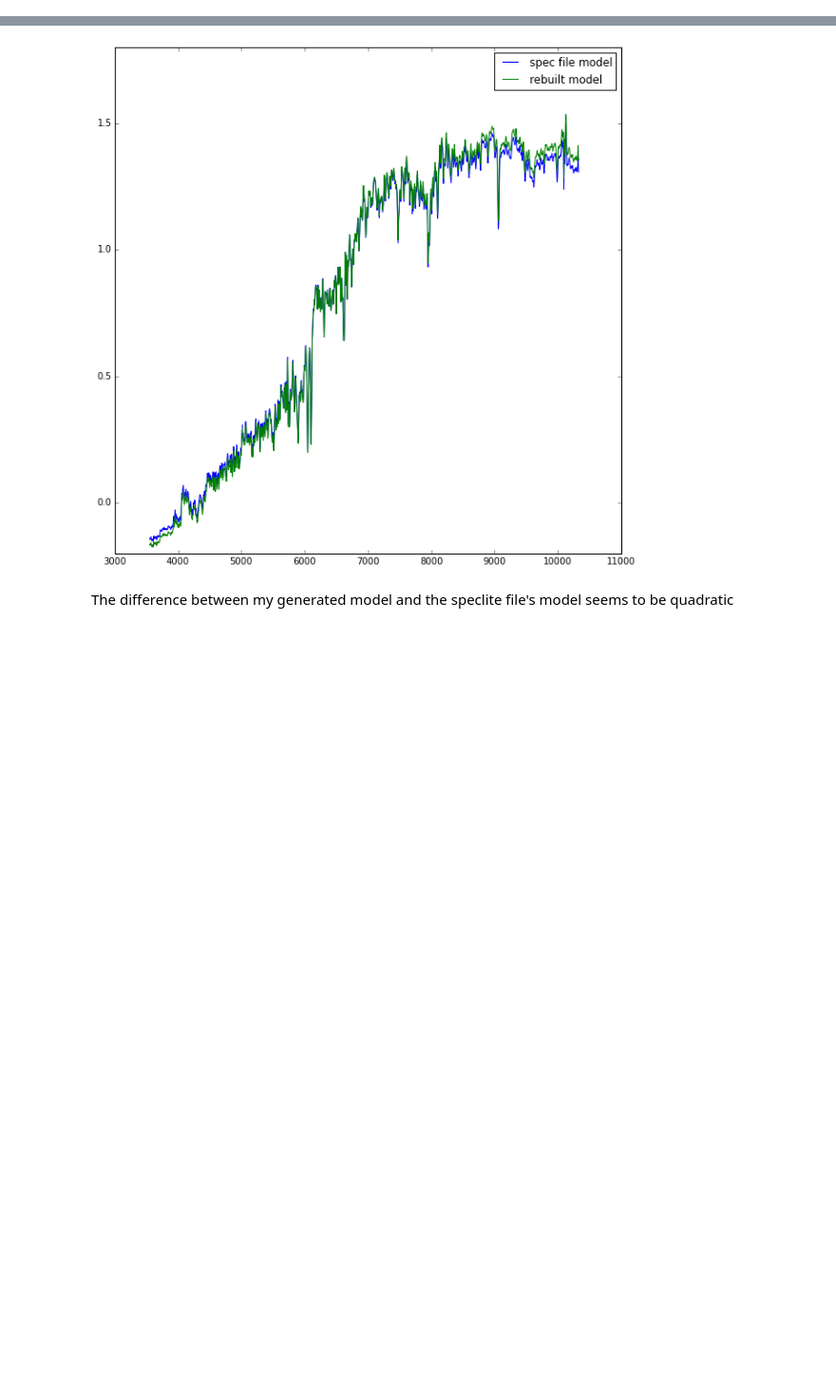
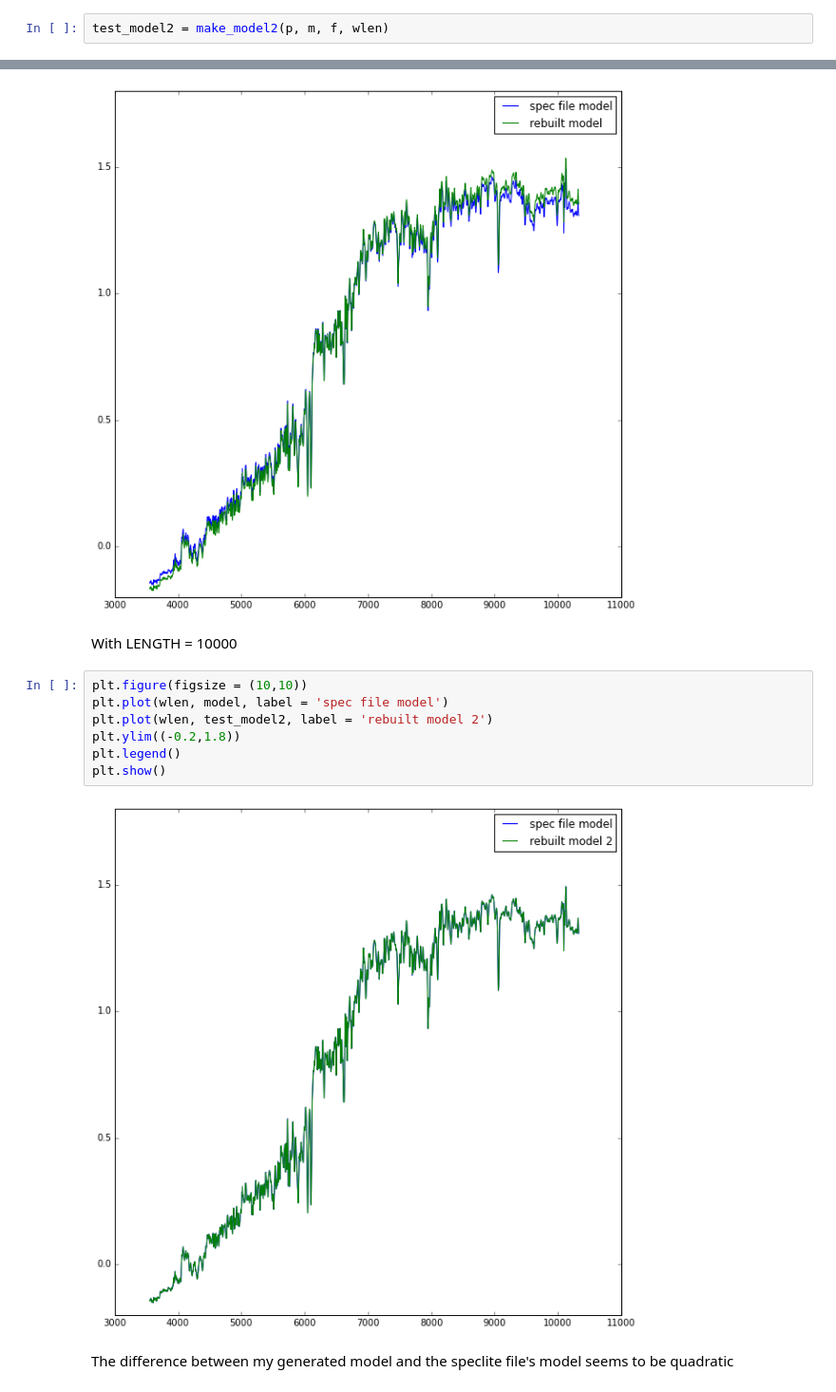
Before and after one commit to kgage/bossghost, a Jupyter notebook: ModelFlux.ipynb, the cells around one changed output, grey strips where cells are left out. Shown at 95% size. Cells and saved outputs as stored; diff of their text form; blank space fills up the shorter version.

```diff
--- a/ModelFlux.ipynb
+++ b/ModelFlux.ipynb
@@ -81,6 +138,8 @@ wlen, flux, dflux = data['wavelength'][:], data['flux'][:], data['dflux'][:]
 model = info.hdulist[1]['model'][:]
 # %%
 test_model = make_model(p, m, f, wlen)
+# %%
+test_model2 = make_model2(p, m, f, wlen)
 # %% [markdown]
 First test subject looks decent. The model seems to fit the object's spectrum, but there is a slight deviation from the model flux array that is given in the object's speclite file.
 # %%
@@ -101,6 +160,17 @@ plt.legend()
 plt.show()
 # %% [output]
 [figure]
+# %% [markdown]
+With LENGTH = 10000
+# %%
+plt.figure(figsize = (10,10))
+plt.plot(wlen, model, label = 'spec file model')
+plt.plot(wlen, test_model2, label = 'rebuilt model 2')
+plt.ylim((-0.2,1.8))
+plt.legend()
+plt.show()
+# %% [output]
+[figure, added]
 # %% [markdown]
 The difference between my generated model and the speclite file's model seems to be quadratic
 # %%
```
Also changed, not shown: parts of 7 cells of this notebook.
